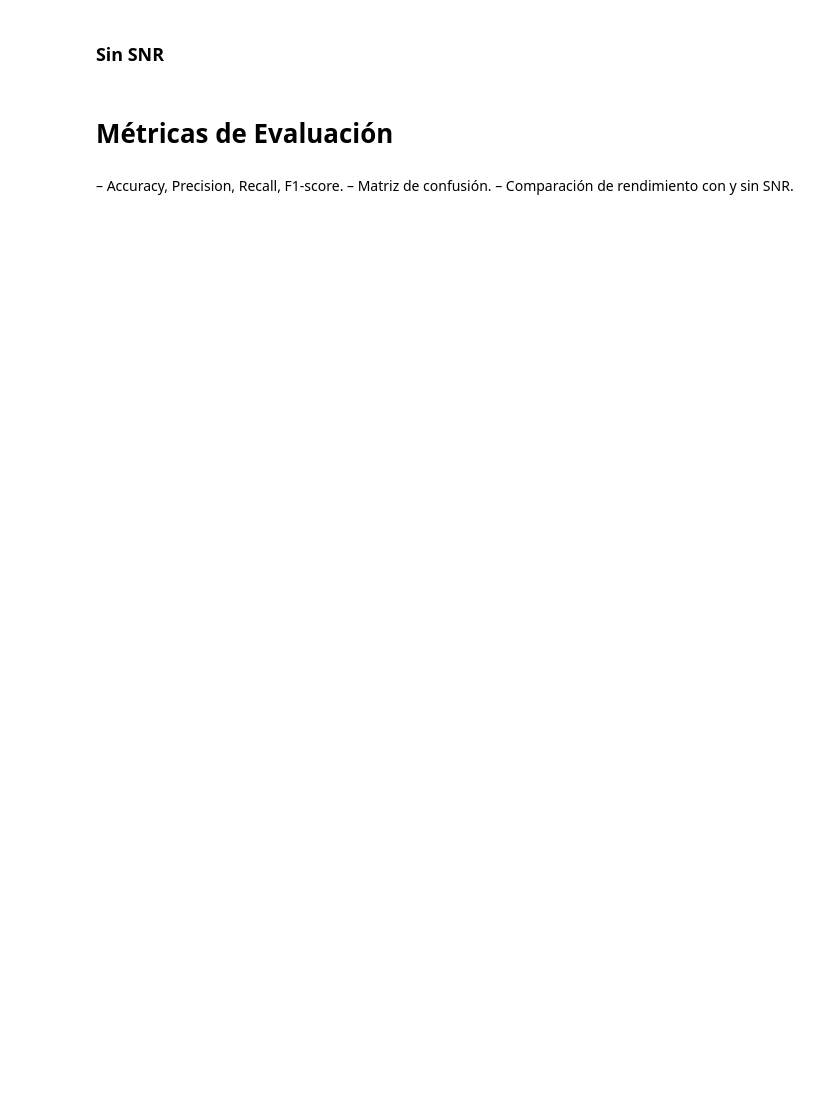
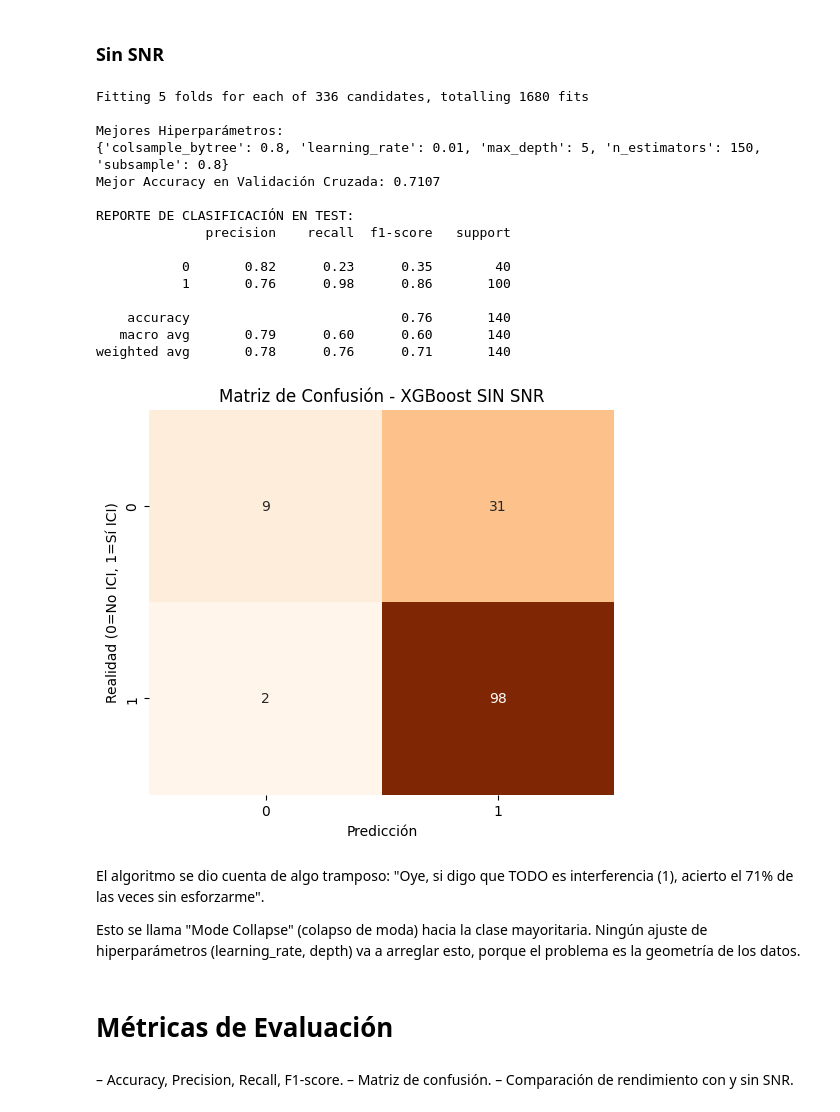
Before and after one commit to jusanchez6/Trabajo_Final_PACD, a Jupyter notebook: code.ipynb, the cells around one changed output. Saved outputs shown, nothing was run; the diff lists cells and outputs as text; code cells hidden in the pictures; blank space fills up the shorter version.

```diff
--- a/code.ipynb
+++ b/code.ipynb
@@ -938,5 +1123,32 @@ weighted avg       0.80      0.81      0.79       140
 # %% [markdown]
 ### **Sin SNR**
+# %%
+xgb_sin_snr_final = optimizar_xgboost(
+    X_train_sin_snr_std_reducido, y_train,
+    X_test_sin_snr_std_reducido, y_test,
+    "SIN SNR"
+)
+# %% [output]
+Fitting 5 folds for each of 336 candidates, totalling 1680 fits
+
+Mejores Hiperparámetros:
+{'colsample_bytree': 0.8, 'learning_rate': 0.01, 'max_depth': 5, 'n_estimators': 150, 'subsample': 0.8}
+Mejor Accuracy en Validación Cruzada: 0.7107
+
+REPORTE DE CLASIFICACIÓN EN TEST:
+              precision    recall  f1-score   support
+
+           0       0.82      0.23      0.35        40
+           1       0.76      0.98      0.86       100
+
+    accuracy                           0.76       140
+   macro avg       0.79      0.60      0.60       140
+weighted avg       0.78      0.76      0.71       140
+[figure, added]
+# %% [markdown]
+El algoritmo se dio cuenta de algo tramposo: "Oye, si digo que TODO es interferencia (1), acierto el 71% de las veces sin esforzarme".
+
+Esto se llama "Mode Collapse" (colapso de moda) hacia la clase mayoritaria. Ningún ajuste de hiperparámetros (learning_rate, depth) va a arreglar esto, porque el problema es la geometría de los datos.
 # %% [markdown]
 # **Métricas de Evaluación**
 # %% [markdown]
```
Also changed, not shown: parts of 10 cells of this notebook.
